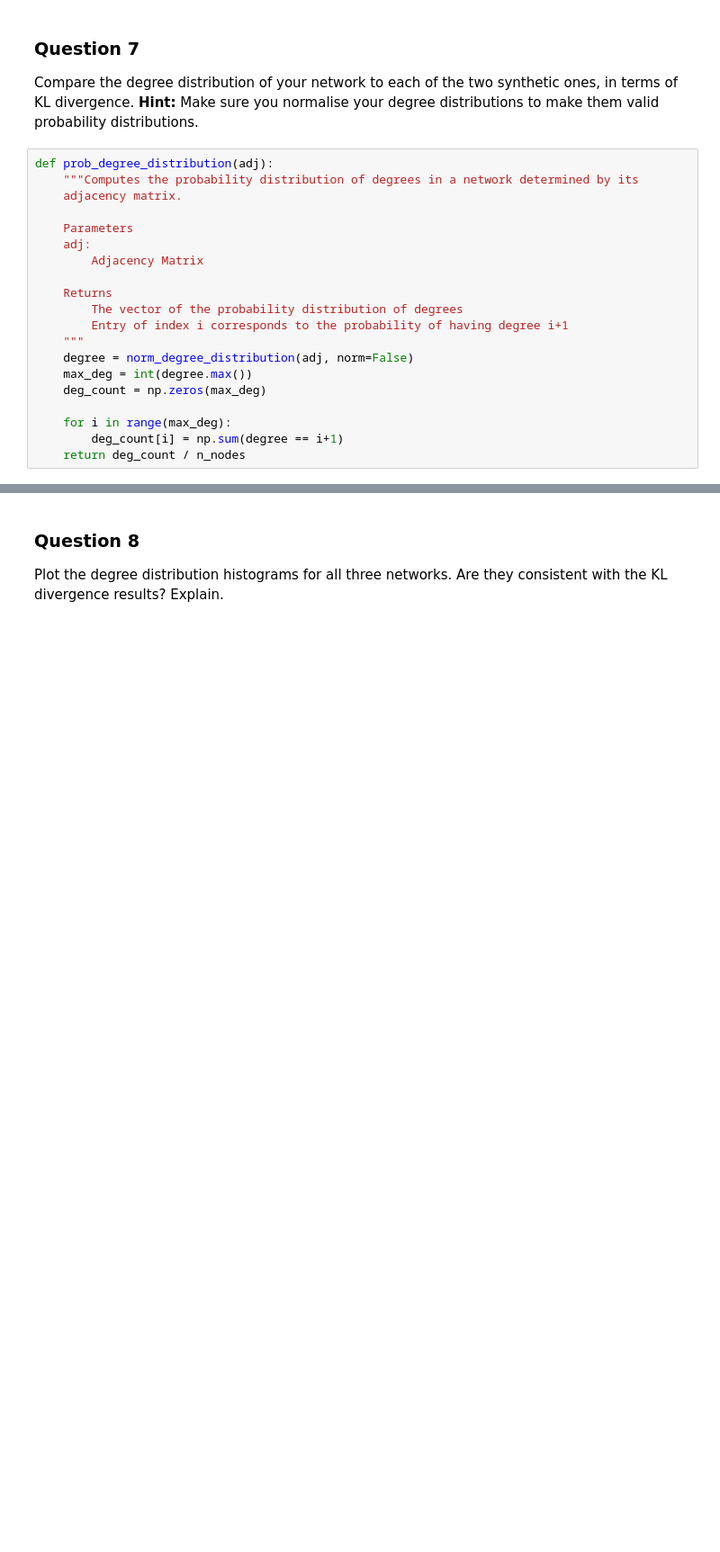
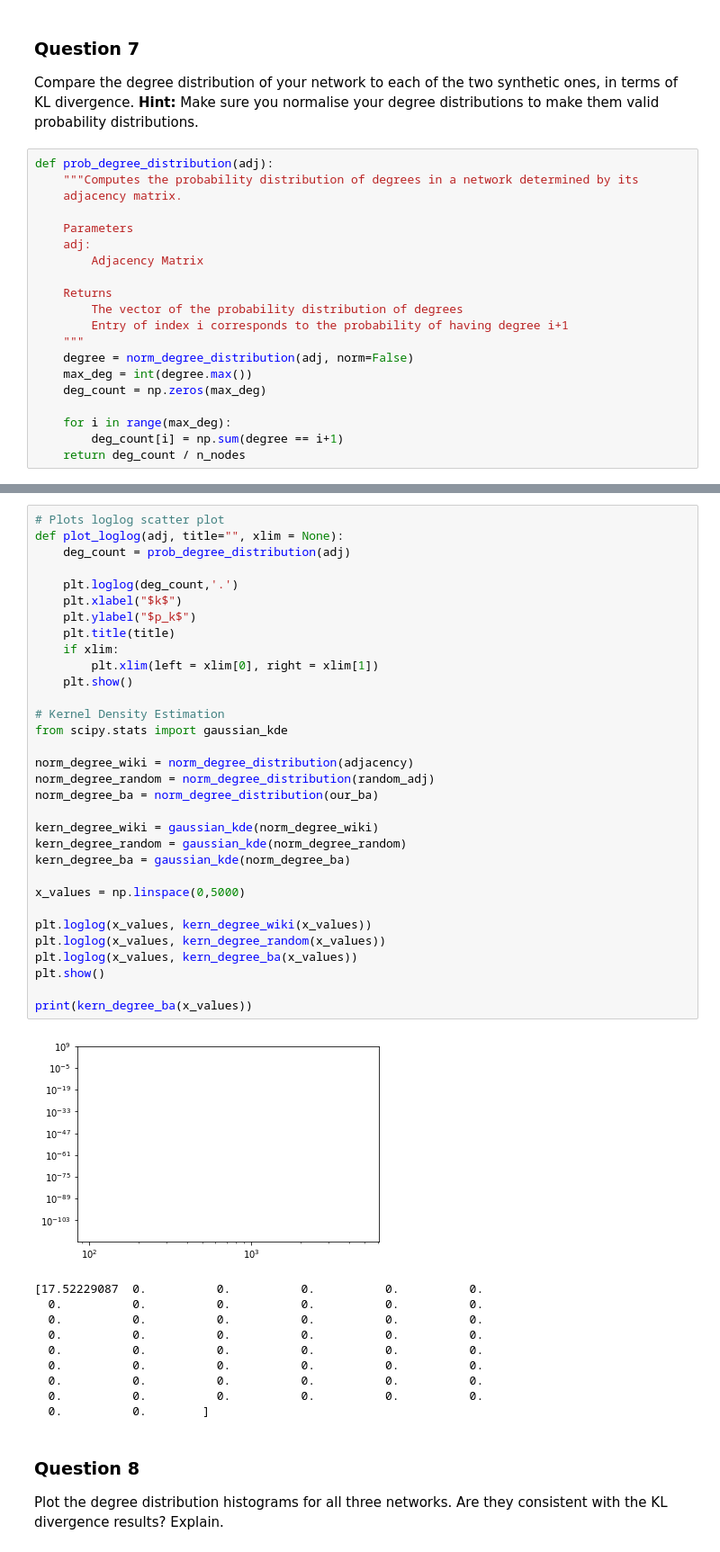
Before and after one commit to mattminder/ntds_24, a Jupyter notebook: Milestone_2/2_network_models.ipynb, the cells around one changed output, grey strips where cells are left out. Shown: that part at 90% size. Drawn from its saved outputs; the diff is of its cells as text; blank space fills up the shorter version.

```diff
--- a/Milestone_2/2_network_models.ipynb
+++ b/Milestone_2/2_network_models.ipynb
@@ -366,3 +399,46 @@ Original & Barabàsi-Alberts: 0.1367258065580508
+# %%
+# Plots loglog scatter plot
+def plot_loglog(adj, title="", xlim = None):
+    deg_count = prob_degree_distribution(adj)
+
+    plt.loglog(deg_count,'.')
+    plt.xlabel("$k$")
+    plt.ylabel("$p_k$")
+    plt.title(title)
+    if xlim:
+        plt.xlim(left = xlim[0], right = xlim[1])
+    plt.show()
+
+# Kernel Density Estimation
+from scipy.stats import gaussian_kde
+
+norm_degree_wiki = norm_degree_distribution(adjacency)
+norm_degree_random = norm_degree_distribution(random_adj)
+norm_degree_ba = norm_degree_distribution(our_ba)
+
+kern_degree_wiki = gaussian_kde(norm_degree_wiki)
+kern_degree_random = gaussian_kde(norm_degree_random)
+kern_degree_ba = gaussian_kde(norm_degree_ba)
+
+x_values = np.linspace(0,5000)
+
+plt.loglog(x_values, kern_degree_wiki(x_values))
+plt.loglog(x_values, kern_degree_random(x_values))
+plt.loglog(x_values, kern_degree_ba(x_values))
+plt.show()
+
+print(kern_degree_ba(x_values))
+# %% [output]
+[figure, added]
+[17.52229087  0.          0.          0.          0.          0.
+  0.          0.          0.          0.          0.          0.
+  0.          0.          0.          0.          0.          0.
+  0.          0.          0.          0.          0.          0.
+  0.          0.          0.          0.          0.          0.
+  0.          0.          0.          0.          0.          0.
+  0.          0.          0.          0.          0.          0.
+  0.          0.          0.          0.          0.          0.
+  0.          0.        ]
 # %% [markdown]
 ### Question 8
 
```
Also changed, not shown: parts of 8 cells of this notebook.
